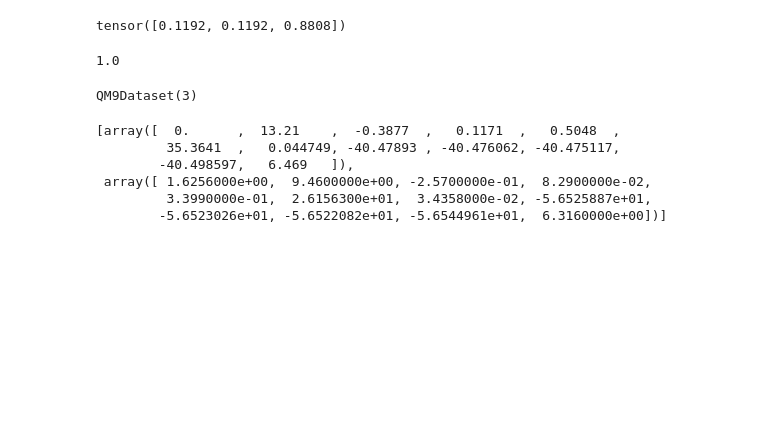
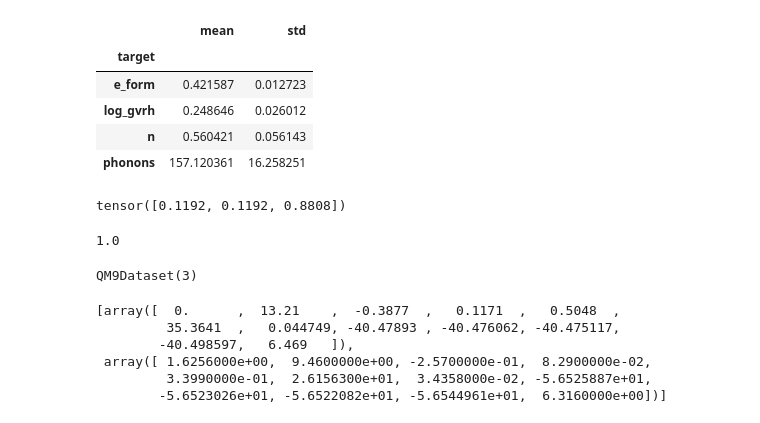
Before and after one commit to HaroldBenoit/chem-ml-repr, a Jupyter notebook: code/experiment.ipynb, the cells around one changed output. Drawn from its saved outputs; the diff is of its cells as text; code cells hidden in the pictures; blank space fills up the shorter version.

```diff
--- a/code/experiment.ipynb
+++ b/code/experiment.ipynb
@@ -21,4 +25,21 @@ df.groupby('target')['metric_value'].aggregate(['mean','std'])
 | y | 0.794088 | 0.036044 |
+# %%
+import pandas as pd
+
+df = pd.read_csv("../experiments_results/global_results_boolean.csv", index_col="dataset")
+
+df = df.drop('time',axis=1)
+
+df = df.drop_duplicates()
+
+df.groupby('target')['metric_value'].aggregate(['mean','std']).sort_index()
+# %% [output]
+|  | mean | std |
+| target |  |  |
+| e_form | 0.421587 | 0.012723 |
+| log_gvrh | 0.248646 | 0.026012 |
+| n | 0.560421 | 0.056143 |
+| phonons | 157.120361 | 16.258251 |
 # %%
 from sklearn.metrics import roc_auc_score
 import numpy as np
```
Also changed, not shown: parts of 1 cell of this notebook.
